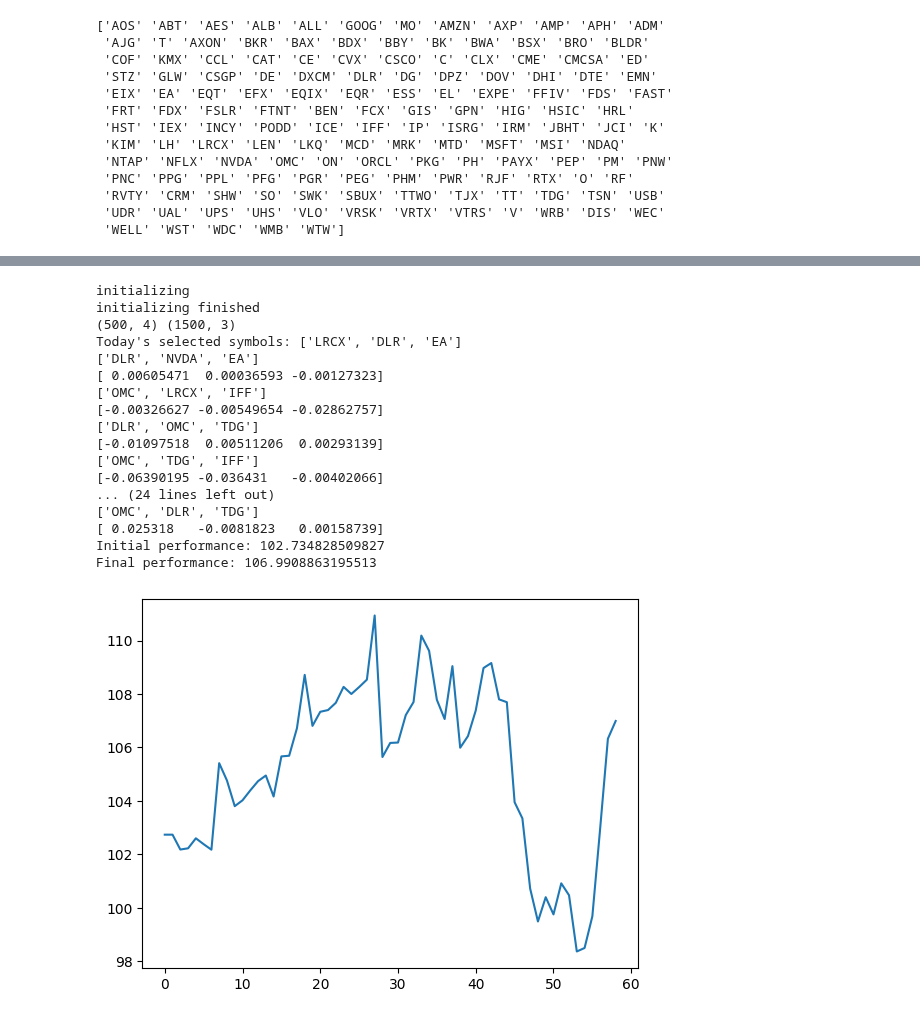
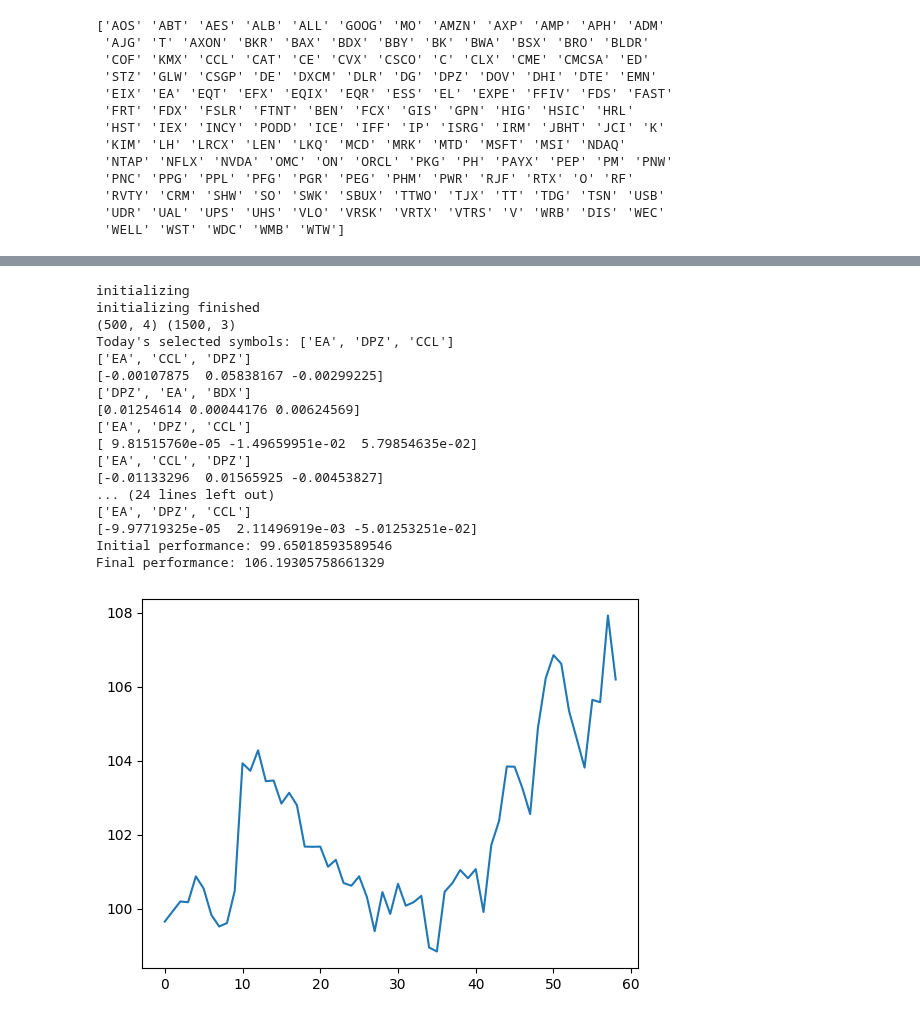
Before and after one commit to nickwilliamsdev/treetrader, a Jupyter notebook: tensorneat_ranknet.ipynb, the cells around one changed output, grey strips where cells are left out. Drawn from its saved outputs; the diff is of its cells as text; code cells hidden in the pictures.

```diff
--- a/tensorneat_ranknet.ipynb
+++ b/tensorneat_ranknet.ipynb
@@ -468,35 +468,35 @@ Shape of RETURNS: (232, 147)
 # %%
 # for testing lasted genome from genomes checkpoints
 import numpy as np
 state = pipeline.setup()
-best_path = "./model_archive/tensorneat_checkpoints/champs_topk/42 copy.npz"
+best_path = "./model_archive/tensorneat_checkpoints/champs_topk/72.npz"
 best_genome = np.load(best_path)
 nodes = best_genome['nodes']
 conns = best_genome['conns']
 nodes_j = jnp.array(nodes)
 conns_j = jnp.array(conns)
 print(nodes.shape, conns.shape)
 # show result
 pipeline.show(state, (nodes_j, conns_j))
 # %% [output]
 initializing
 initializing finished
 (500, 4) (1500, 3)
-Today's selected symbols: ['LRCX', 'DLR', 'EA']
-['DLR', 'NVDA', 'EA']
-[ 0.00605471  0.00036593 -0.00127323]
-['OMC', 'LRCX', 'IFF']
-[-0.00326627 -0.00549654 -0.02862757]
-['DLR', 'OMC', 'TDG']
-[-0.01097518  0.00511206  0.00293139]
-['OMC', 'TDG', 'IFF']
-[-0.06390195 -0.036431   -0.00402066]
+Today's selected symbols: ['EA', 'DPZ', 'CCL']
+['EA', 'CCL', 'DPZ']
+[-0.00107875  0.05838167 -0.00299225]
+['DPZ', 'EA', 'BDX']
+[0.01254614 0.00044176 0.00624569]
+['EA', 'DPZ', 'CCL']
+[ 9.81515760e-05 -1.49659951e-02  5.79854635e-02]
+['EA', 'CCL', 'DPZ']
+[-0.01133296  0.01565925 -0.00453827]
 ... (24 lines left out)
-['OMC', 'DLR', 'TDG']
-[ 0.025318   -0.0081823   0.00158739]
-Initial performance: 102.734828509827
-Final performance: 106.9908863195513
+['EA', 'DPZ', 'CCL']
+[-9.97719325e-05  2.11496919e-03 -5.01253251e-02]
+Initial performance: 99.65018593589546
+Final performance: 106.19305758661329
-[figure, old version]
+[figure, new version]
 # %%
 import numpy as np
 topk_champs = os.listdir("./model_archive/tensorneat_checkpoints/champs_topk/")
```
Also changed, not shown: parts of 6 cells of this notebook, 1 other file.
